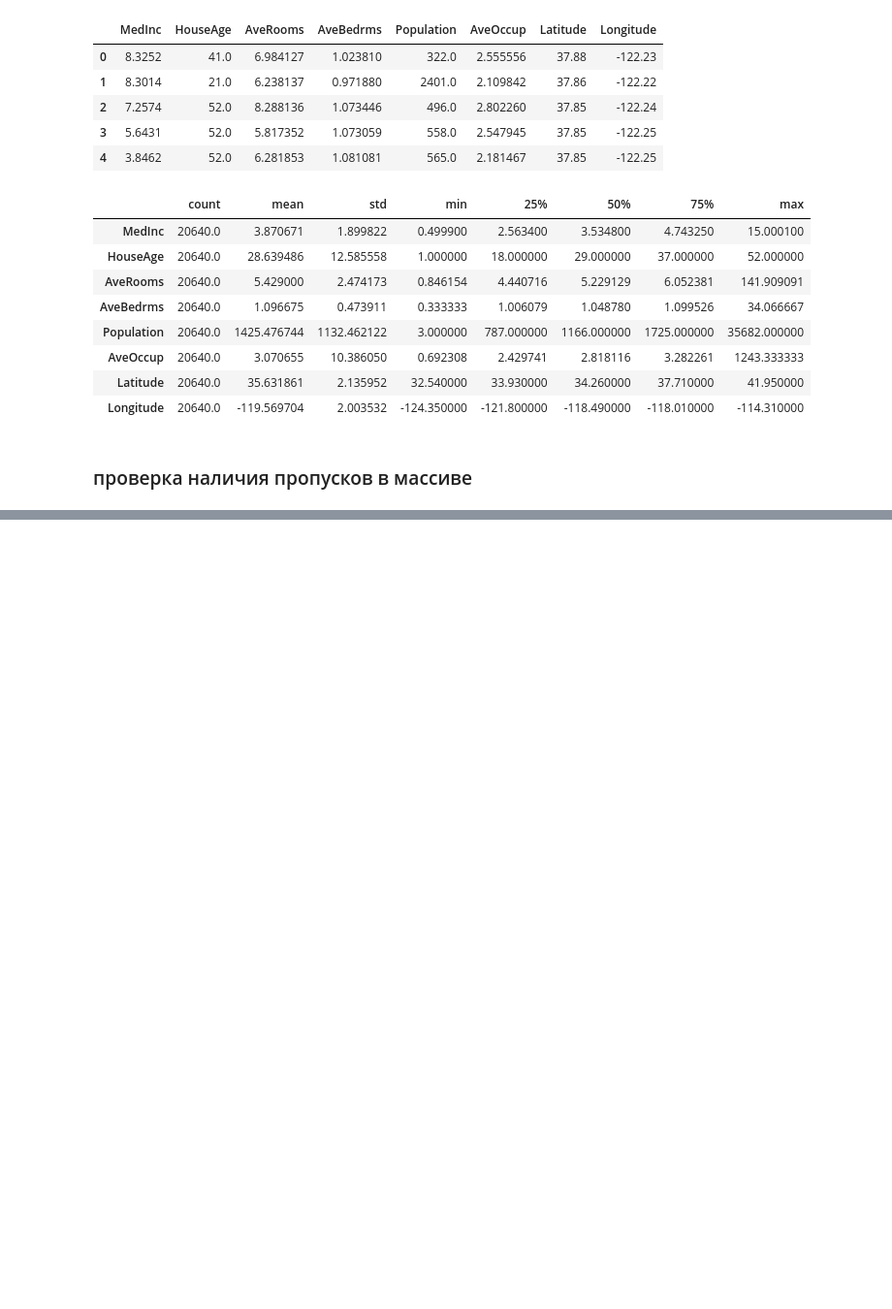
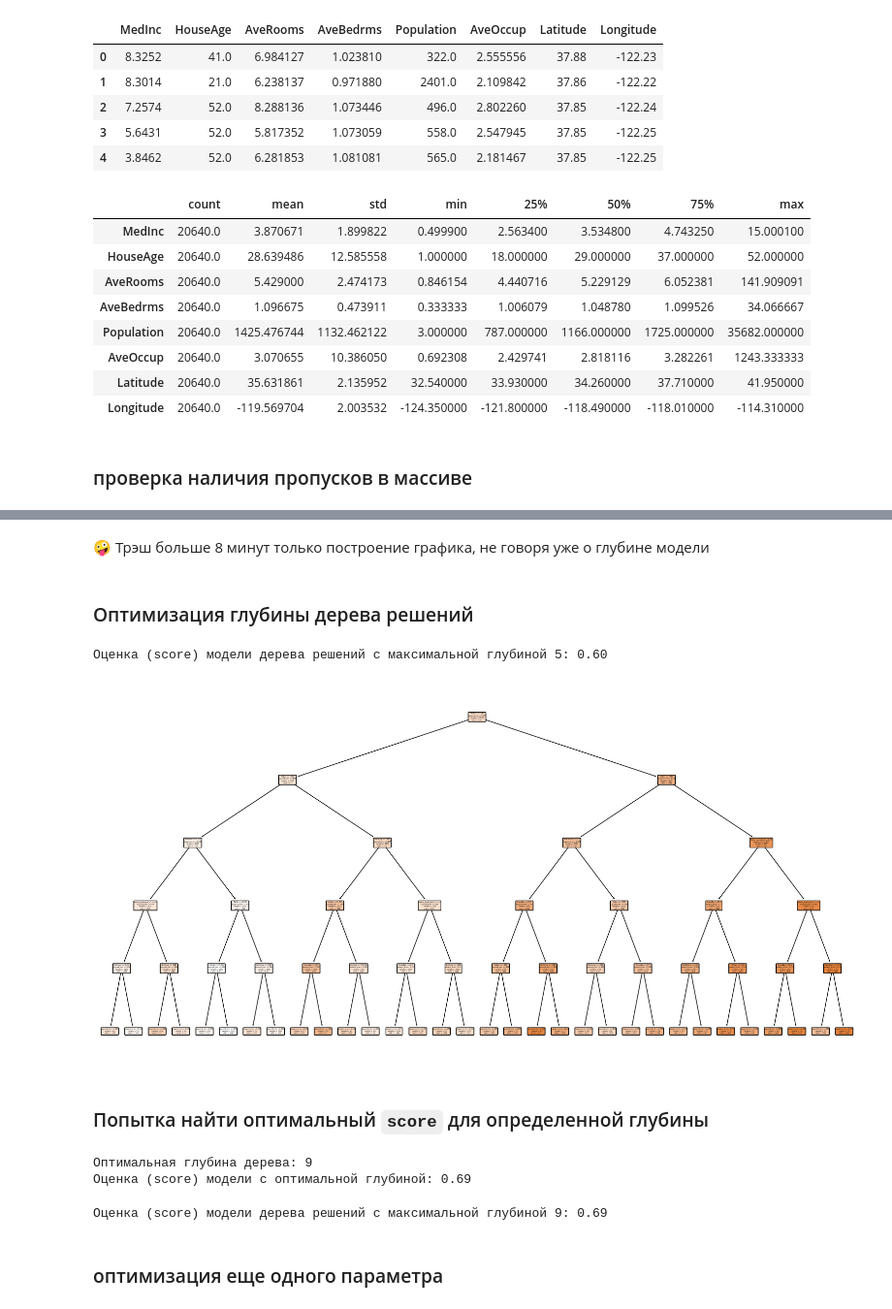
Before and after one commit to AlexanderSipko/netology_ml, a Jupyter notebook: task/8 decision_trees/8 decision_trees.ipynb, the cells around one changed output, grey strips where cells are left out. Shown at 97% size. Drawn from its saved outputs; the diff is of its cells as text; code cells hidden in the pictures; blank space fills up the shorter version.

```diff
--- a/task/8 decision_trees/8 decision_trees.ipynb
+++ b/task/8 decision_trees/8 decision_trees.ipynb
@@ -328,0 +103,53 @@ pd.DataFrame(analyze_reg.get_results()).T
+# %% [markdown]
+🤪 Трэш больше 8 минут только построение графика, не говоря уже о глубине модели
+# %% [markdown]
+### Оптимизация глубины дерева решений
+# %%
+max_depth = 5
+decision_tree_model = DecisionTreeRegressor(max_depth=max_depth, random_state=42)
+decision_tree_model.fit(X_train, y_train)
+decision_tree_model_score = decision_tree_model.score(X_test, y_test)
+print(f"Оценка (score) модели дерева решений с максимальной глубиной {max_depth}: {decision_tree_model_score:.2f}")
+# %% [output]
+Оценка (score) модели дерева решений с максимальной глубиной 5: 0.60
+# %%
+from sklearn.tree import plot_tree
+import matplotlib.pyplot as plt
+fig = plt.figure(figsize=(20, 10))
+plot_tree(decision_tree_model,
+          feature_names=X_train.columns,
+          filled=True,
+          rounded=True)
+plt.show()
+# %% [output]
+[figure, added]
+# %% [markdown]
+### Попытка найти оптимальный `score` для определенной глубины
+# %%
+max_depth_values = [3, 5, 7, 8, 9, 10, 11, 12, 13, 14, 15, 16, 17, 18, 19, 20]
+best_score = -1
+best_max_depth = None
+
+for max_depth in max_depth_values:
+    decision_tree_model = DecisionTreeRegressor(max_depth=max_depth, random_state=42)
+    decision_tree_model.fit(X_train, y_train)
+    score = decision_tree_model.score(X_test, y_test)
+    if score > best_score:
+        best_score = score
+        best_max_depth = max_depth
+
+print(f"Оптимальная глубина дерева: {best_max_depth}")
+print(f"Оценка (score) модели с оптимальной глубиной: {best_score:.2f}")
+# %% [output]
+Оптимальная глубина дерева: 9
+Оценка (score) модели с оптимальной глубиной: 0.69
+# %%
+max_depth = 9
+decision_tree_model = DecisionTreeRegressor(max_depth=max_depth, random_state=42)
+decision_tree_model.fit(X_train, y_train)
+decision_tree_model_score = decision_tree_model.score(X_test, y_test)
+print(f"Оценка (score) модели дерева решений с максимальной глубиной {max_depth}: {decision_tree_model_score:.2f}")
+# %% [output]
+Оценка (score) модели дерева решений с максимальной глубиной 9: 0.69
+# %% [markdown]
+### оптимизация еще одного параметра
```
Also changed, not shown: parts of 38 cells of this notebook, 1 other file.
